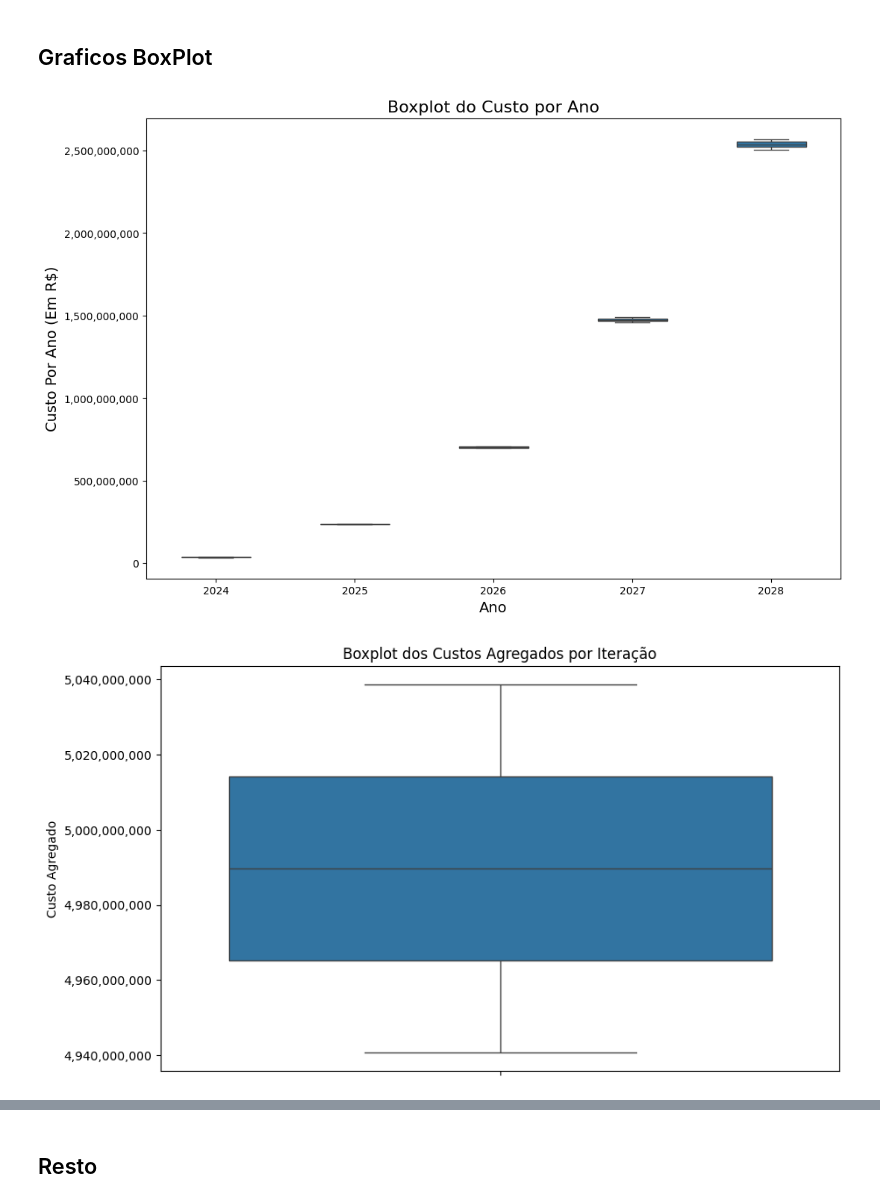
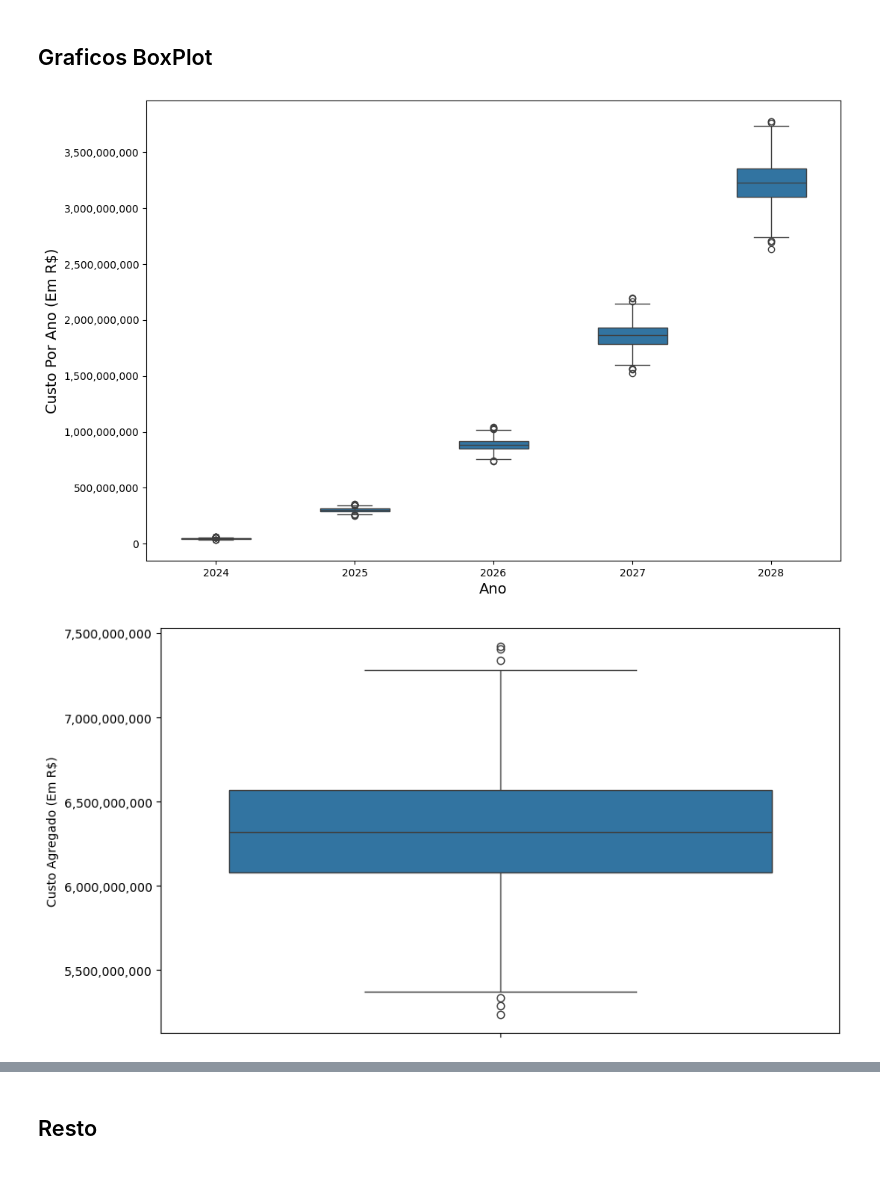
Before and after one commit to TiamatCod3/tcc-canabidiol, a Jupyter notebook: Notebooks/Normalizacoes e Modelos.ipynb, the cells around one changed output, grey strips where cells are left out. Cells and saved outputs as stored; diff of their text form; code cells hidden in the pictures; blank space fills up the shorter version.

```diff
--- a/Notebooks/Normalizacoes e Modelos.ipynb
+++ b/Notebooks/Normalizacoes e Modelos.ipynb
@@ -1353,14 +1353,27 @@ def atualizar_pacientes(coorte, ciclo, matriz_transicao):
     return transicao_pacientes
 
 def custo_por_idade(idade):
+    fator_ajuste = 1.20752118785
     custos_canabidiol = {
-        2: 26678 / 4, 3: 31744 / 4, 4: 36222 / 4, 5: 41384 / 4, 6: 45790 / 4,
-        7: 50954 / 4, 8: 56781 / 4, 9: 63390 / 4, 10: 70936 / 4, 11: 79664 / 4,
-        12: 90115 / 4, 13: 101623 / 4, 14: 113305 / 4, 15: 123111 / 4, 16: 130515 / 4,
-        17: 135635 / 4
+        2: (26678 / 4) * fator_ajuste,
+        3: (31744 / 4) * fator_ajuste,
+        4: (36222 / 4) * fator_ajuste,
+        5: (41384 / 4) * fator_ajuste,
+        6: (45790 / 4) * fator_ajuste,
+        7: (50954 / 4) * fator_ajuste,
+        8: (56781 / 4) * fator_ajuste,
+        9: (63390 / 4) * fator_ajuste,
+        10: (70936 / 4) * fator_ajuste,
+        11: (79664 / 4) * fator_ajuste,
+        12: (90115 / 4) * fator_ajuste,
+        13: (101623 / 4) * fator_ajuste,
+        14: (113305 / 4) * fator_ajuste,
+        15: (123111 / 4) * fator_ajuste,
+        16: (130515 / 4) * fator_ajuste,
+        17: (135635 / 4) * fator_ajuste
     }
 
-    custo_acima_18 = 31446.87  # (10.482,29 * 4)
+    custo_acima_18 = 31446.87 * fator_ajuste # (10.482,29 * 3)
 
     if idade < 2:
         return custos_canabidiol[2]
@@ -1368,6 +1381,7 @@ def custo_por_idade(idade):
         return custo_acima_18
     else:
         return custos_canabidiol[int(idade)]
+
 
 def aplicar_inflacao(custo_inicial, data_atendimento):
     inflacao_ano = {2024: 1.0, 2025: 0.95, 2026: np.power(0.95,2), 2027:  np.power(0.95,3), 2028:  np.power(0.95,4)}
@@ -1386,7 +1400,7 @@ valor_agregado_df = pd.DataFrame(columns=['Iteracao', 'Valor_Agregado'])
 # Ciclos de tratamento
 np.random.seed(42)
 ciclos = 20
-iteracoes = 2
+iteracoes = 1000
 
 for iteracao in range(iteracoes):
     custos_ciclos_df = pd.DataFrame(columns=['Ciclo', 'Ano', 'Custo_Total_Canabidiol'])
@@ -1491,7 +1718,6 @@ plt.figure(figsize=(12, 8))
 sns.boxplot(x='Ano', y='Custo_Acumulado', data=resultados, width=0.5)
 
 # Adicionando título e rótulos aos eixos
-plt.title('Boxplot do Custo por Ano', fontsize=16)
 plt.xlabel('Ano', fontsize=14)
 plt.ylabel('Custo Por Ano (Em R$)', fontsize=14)
 
@@ -1503,23 +1729,22 @@ plt.gca().yaxis.set_major_formatter(formatter)
 plt.savefig('../TCC Latex/images/boxplot_custo_anual.png')
 plt.show()
 # %% [output]
-[figure, old version]
+[figure, new version]
 # %%
 # Gerar o boxplot com seaborn
 plt.figure(figsize=(10, 6))
 sns.boxplot(data=valor_agregado_df, y='Valor_Agregado')
-plt.title('Boxplot dos Custos Agregados por Iteração')
-plt.ylabel('Custo Agregado')
+plt.ylabel('Custo Agregado (Em R$)')
 
 # Formatação do eixo Y
 formatter = ticker.FuncFormatter(lambda x, pos: '{:,.0f}'.format(x))
 plt.gca().yaxis.set_major_formatter(formatter)
 
 # Exibindo o gráfico
 plt.savefig('../TCC Latex/images/boxplot_custo_acumulado.png')
 plt.show()
 # %% [output]
-[figure, old version]
+[figure, new version]
 # %%
 import matplotlib.pyplot as plt
 import matplotlib.ticker as ticker
```
Also changed, not shown: parts of 15 cells of this notebook, 7 other files.
